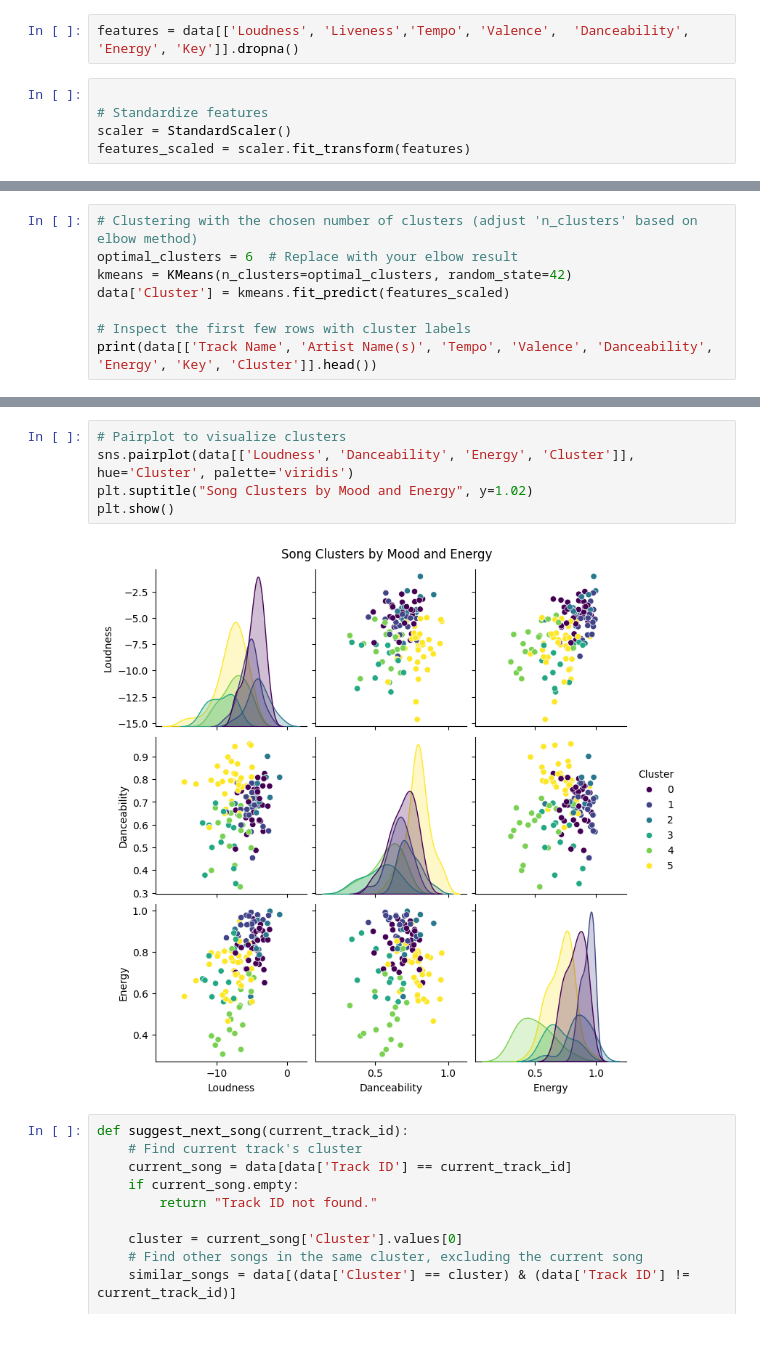
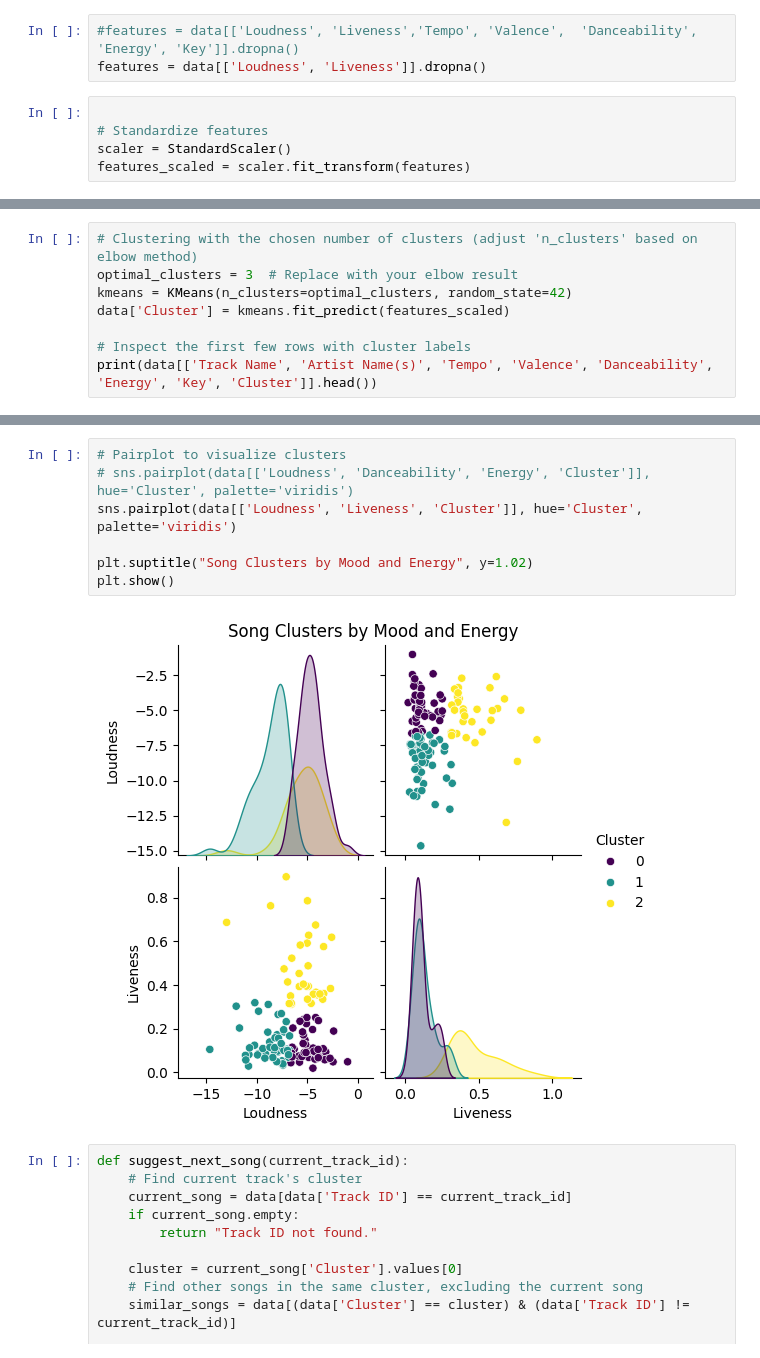
Before and after one commit to teaNoPot/DJ_python, a Jupyter notebook: DJPython.ipynb, the cells around one changed output, grey strips where cells are left out. Saved outputs shown, nothing was run; the diff lists cells and outputs as text.

```diff
--- a/DJPython.ipynb
+++ b/DJPython.ipynb
@@ -40,7 +40,8 @@ print(data.columns)
        'Valence', 'Tempo', 'Time Signature'],
       dtype='object')
 # %%
-features = data[['Loudness', 'Liveness','Tempo', 'Valence',  'Danceability', 'Energy', 'Key']].dropna()
+#features = data[['Loudness', 'Liveness','Tempo', 'Valence',  'Danceability', 'Energy', 'Key']].dropna()
+features = data[['Loudness', 'Liveness']].dropna()
 # %%
 
 # Standardize features
@@ -67,6 +68,6 @@ plt.show()
 # %%
 # Clustering with the chosen number of clusters (adjust 'n_clusters' based on elbow method)
-optimal_clusters = 6  # Replace with your elbow result
+optimal_clusters = 3  # Replace with your elbow result
 kmeans = KMeans(n_clusters=optimal_clusters, random_state=42)
 data['Cluster'] = kmeans.fit_predict(features_scaled)
 
@@ -89,10 +90,12 @@ print(data[['Track Name', 'Artist Name(s)', 'Tempo', 'Valence', 'Danceability',
 # %%
 # Pairplot to visualize clusters
-sns.pairplot(data[['Loudness', 'Danceability', 'Energy', 'Cluster']], hue='Cluster', palette='viridis')
+# sns.pairplot(data[['Loudness', 'Danceability', 'Energy', 'Cluster']], hue='Cluster', palette='viridis')
+sns.pairplot(data[['Loudness', 'Liveness', 'Cluster']], hue='Cluster', palette='viridis')
+
 plt.suptitle("Song Clusters by Mood and Energy", y=1.02)
 plt.show()
 # %% [output]
-[figure, old version]
+[figure, new version]
 # %%
 def suggest_next_song(current_track_id):
     # Find current track's cluster
```
Also changed, not shown: parts of 2 cells of this notebook, 7 other files.
